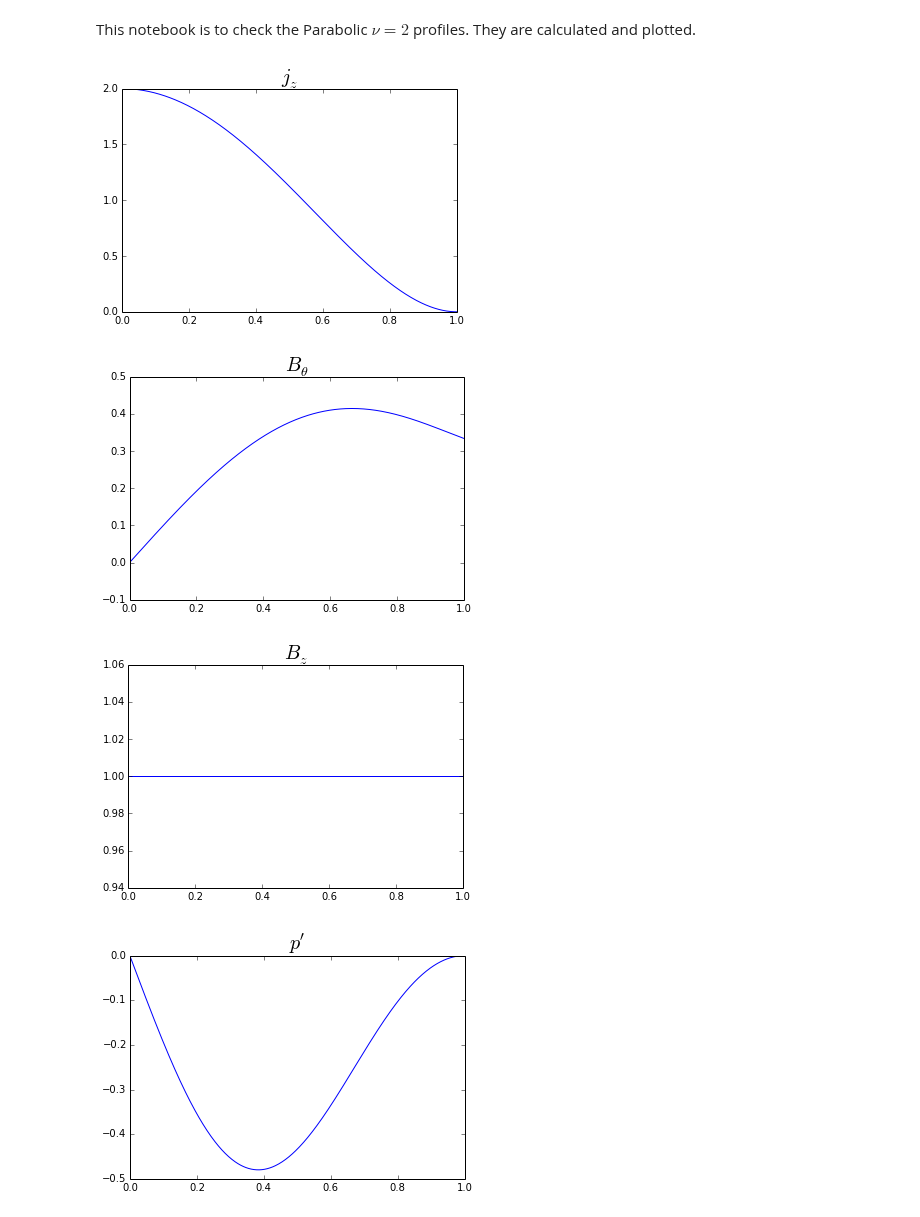
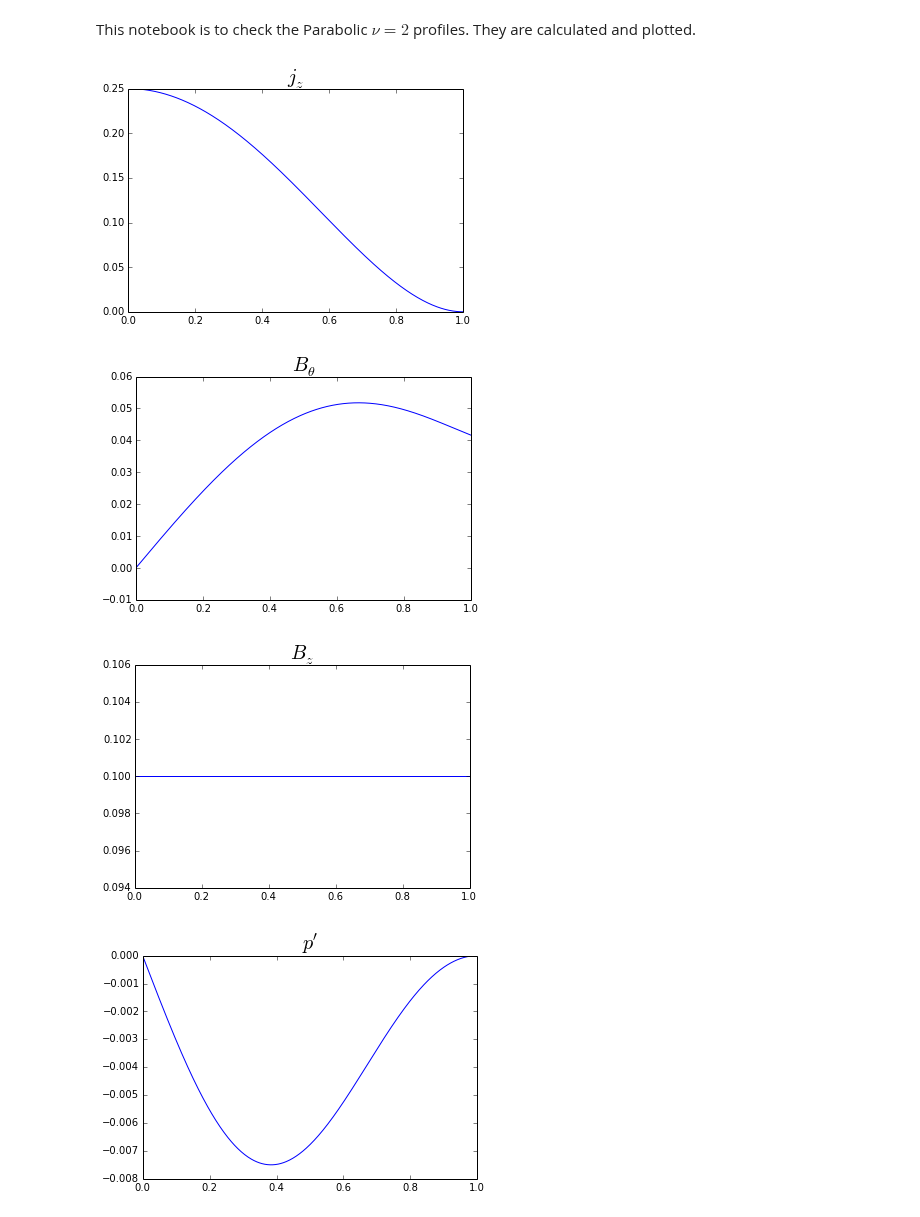
Before and after one commit to jensv/fluxtubestability, a Jupyter notebook: ipython_notebooks/Parabolic_nu2_profiles.ipynb, the cells around one changed output. Saved outputs shown, nothing was run; the diff lists cells and outputs as text; code cells hidden in the pictures.

```diff
--- a/ipython_notebooks/Parabolic_nu2_profiles.ipynb
+++ b/ipython_notebooks/Parabolic_nu2_profiles.ipynb
@@ -7,8 +7,9 @@ import matplotlib.pyplot as plt
 This notebook is to check the Parabolic $\nu=2$ profiles. They are calculated and plotted.
 # %%
 import equil_solver as es
-reload(equil_solver)
-parabolic = es.Parabolic_nu2()
+reload(es)
+params = {'q0': 0.8, 'k': 1.,'b_z0': 0.1, 'temp': 1.0}
+parabolic = es.Parabolic_nu2(**params)
 # %%
 splines = parabolic.get_splines()
 r = parabolic.r
@@ -17,25 +18,25 @@ plt.plot(r, splines['j_z'](r))
 plt.title(r'$j_z$', fontsize=20)
 plt.show()
 # %% [output]
-[figure, old version]
+[figure, new version]
 # %%
 plt.plot(r, splines['b_theta'](r))
 plt.title(r'$B_{\theta}$', fontsize=20)
 plt.show()
 # %% [output]
-[figure, old version]
+[figure, new version]
 # %%
 plt.plot(r, splines['b_z'](r))
 plt.title(r'$B_{z}$', fontsize=20)
 plt.show()
 # %% [output]
-[figure, old version]
+[figure, new version]
 # %%
-plt.plot(r, splines['pprime'](r))
+plt.plot(r, splines['p_prime'](r))
 plt.title(r"$p'$", fontsize=20)
 plt.show()
 # %% [output]
-[figure, old version]
+[figure, new version]
 # %%
 plt.plot(r, splines['pressure'](r))
 plt.title(r"$p$", fontsize=20)
```
Also changed, not shown: parts of 44 cells of this notebook.
